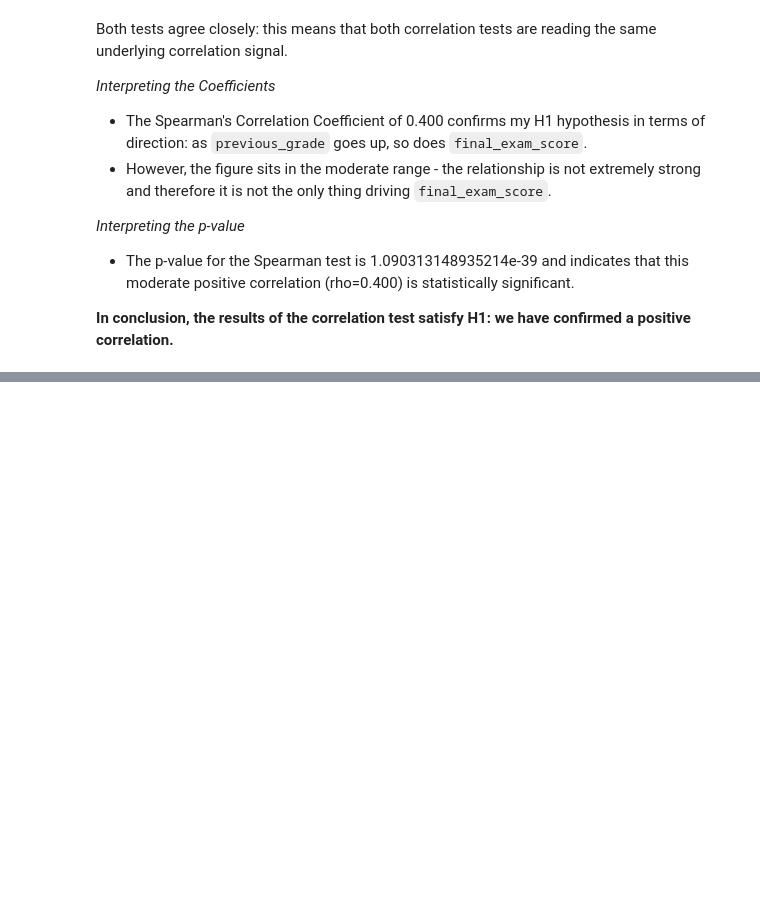
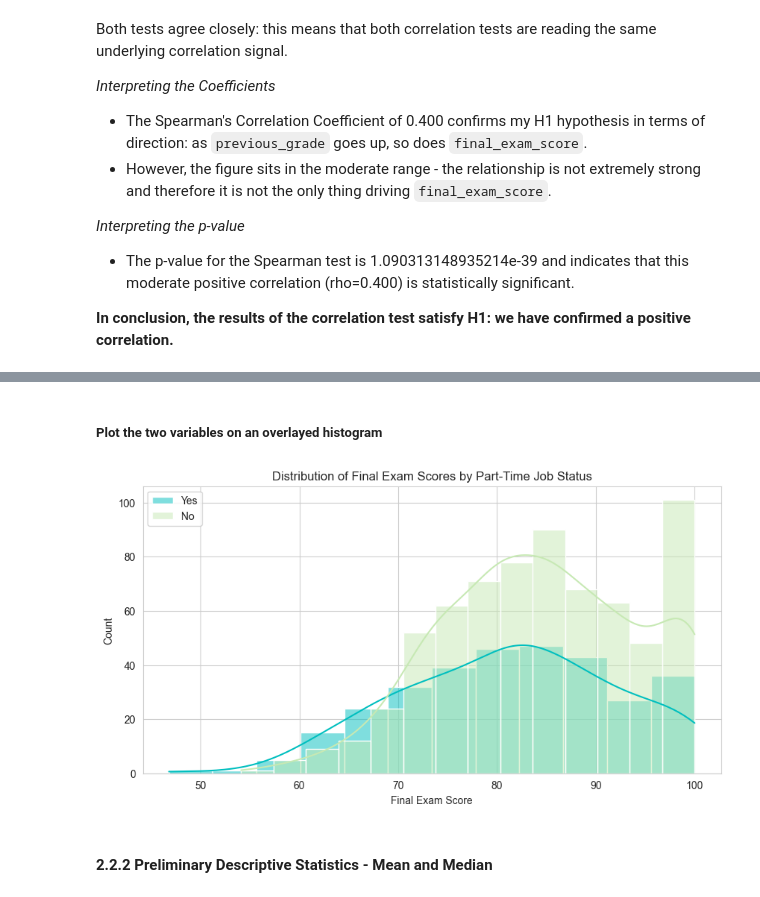
Before and after one commit to elhope23/student-performance-analysis, a Jupyter notebook: jupyter_notebooks/Stage2-Visualisation.ipynb, the cells around one changed output, grey strips where cells are left out. Saved outputs shown, nothing was run; the diff lists cells and outputs as text; code cells hidden in the pictures; blank space fills up the shorter version.

```diff
--- a/jupyter_notebooks/Stage2-Visualisation.ipynb
+++ b/jupyter_notebooks/Stage2-Visualisation.ipynb
@@ -558,0 +573,7 @@ Both tests agree closely: this means that both correlation tests are reading the
+# %%
+# Use .groupby to group the final exam scores by part-time job status
+grouped_job_scores = df_vis.groupby("part_time_job")["final_exam_score"]
+
+# Create separate variables for each part-time job status group
+yes_job_scores = grouped_job_scores.get_group("Yes")
+no_job_scores = grouped_job_scores.get_group("No")
@@ -558,0 +583,15 @@ Both tests agree closely: this means that both correlation tests are reading the
+# %% [markdown]
+##### **Plot the two variables on an overlayed histogram**
+# %%
+# Use seaborn to create two histograms of the distributions of the two variables
+plt.figure(figsize=(10, 5))
+sns.histplot(data=yes_job_scores, color="c", alpha=0.5, label="Yes", kde=True)
+sns.histplot(data=no_job_scores, color="#C7E9B4", alpha=0.5, label="No", kde=True)
+plt.title("Distribution of Final Exam Scores by Part-Time Job Status")
+plt.xlabel("Final Exam Score")
+plt.legend()
+plt.show()
+# %% [output]
+[figure, added]
+# %% [markdown]
+#### **2.2.2 Preliminary Descriptive Statistics - Mean and Median**
```
Also changed, not shown: parts of 18 cells of this notebook.
